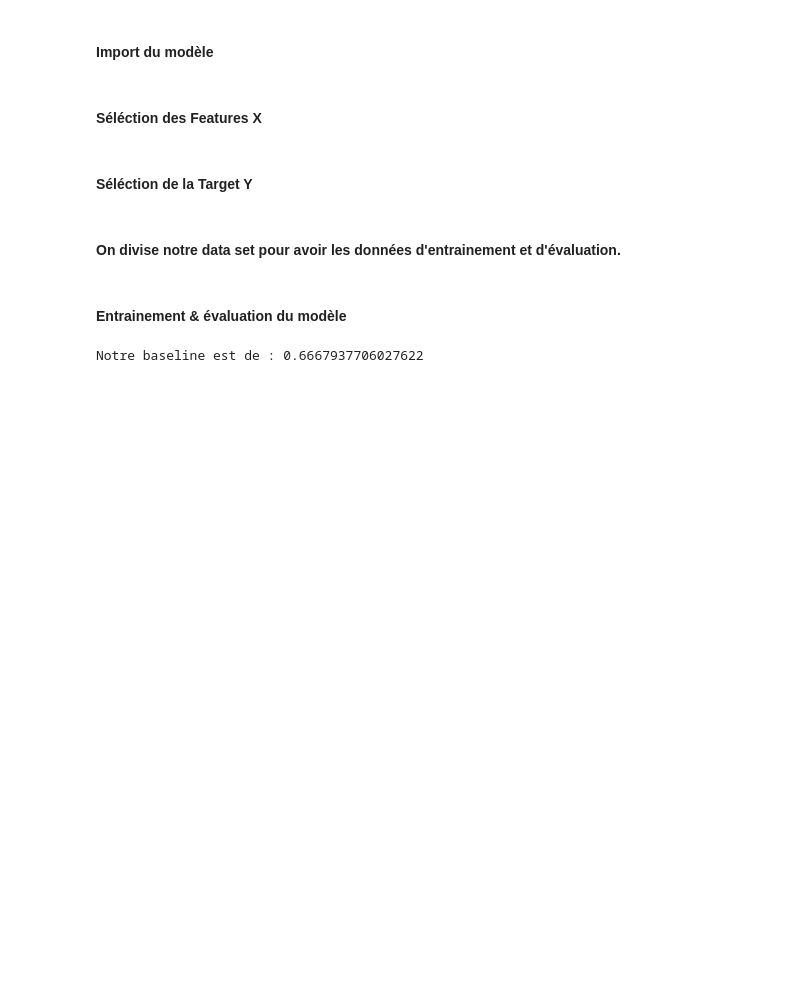
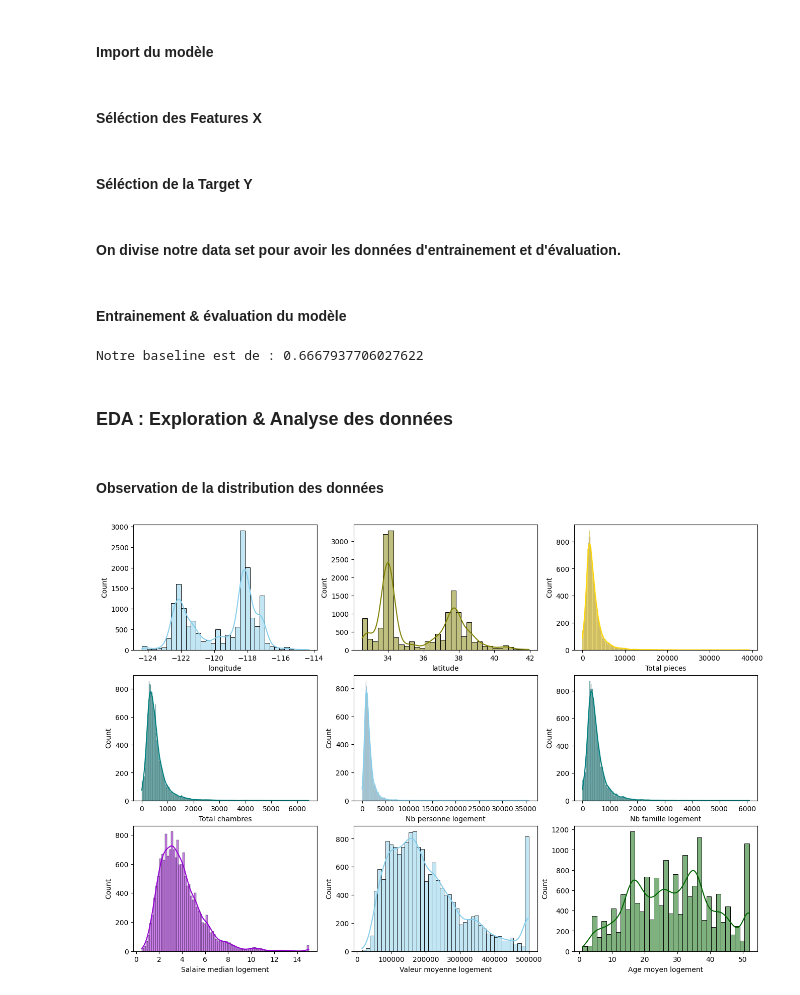
Before and after one commit to Chemsdev/Silicon-Valley, a Jupyter notebook: Silicon_Valley_EDA.ipynb, the cells around one changed output. Drawn from its saved outputs; the diff is of its cells as text; code cells hidden in the pictures; blank space fills up the shorter version.

Commit message:
ajout des graphiques

```diff
--- a/Silicon_Valley_EDA.ipynb
+++ b/Silicon_Valley_EDA.ipynb
@@ -120,3 +120,25 @@ model.fit(x_train, y_train)
 print(f"Notre baseline est de : {model.score(x_test, y_test)}")
 # %% [output]
 Notre baseline est de : 0.6667937706027622
+# %% [markdown]
+### EDA  : Exploration & Analyse des données
+# %% [markdown]
+#### Observation de la distribution des données
+# %%
+fig, axs = plt.subplots(3, 3, figsize=(16, 11))
+
+sns.histplot(data=data, x="longitude", kde=True, color="skyblue", ax=axs[0, 0])
+sns.histplot(data=data, x="latitude", kde=True, color="olive", ax=axs[0, 1])
+sns.histplot(data=data, x="Total pieces", kde=True, color="gold", ax=axs[0, 2])
+
+sns.histplot(data=data, x="Total chambres", kde=True, color="teal", ax=axs[1, 0])
+sns.histplot(data=data, x="Nb personne logement", kde=True, color="skyblue", ax=axs[1, 1])
+sns.histplot(data=data, x="Nb famille logement", kde=True, color="teal", ax=axs[1, 2])
+
+sns.histplot(data=data, x="Salaire median logement", kde=True, color="darkviolet", ax=axs[2, 0])
+sns.histplot(data=data, x="Valeur moyenne logement", kde=True, color="skyblue", ax=axs[2, 1])
+sns.histplot(data=data, x="Age moyen logement", kde=True, color="darkgreen", ax=axs[2, 2])
+
+plt.show()
+# %% [output]
+[figure, added]
```
Also changed, not shown: parts of 2 cells of this notebook.
